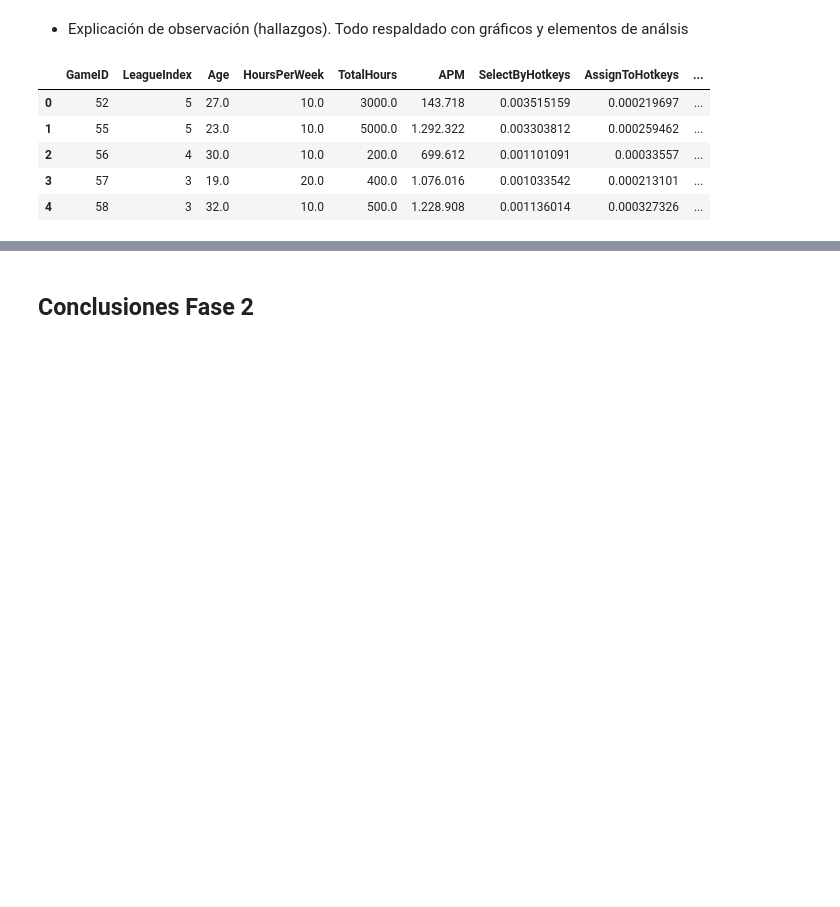
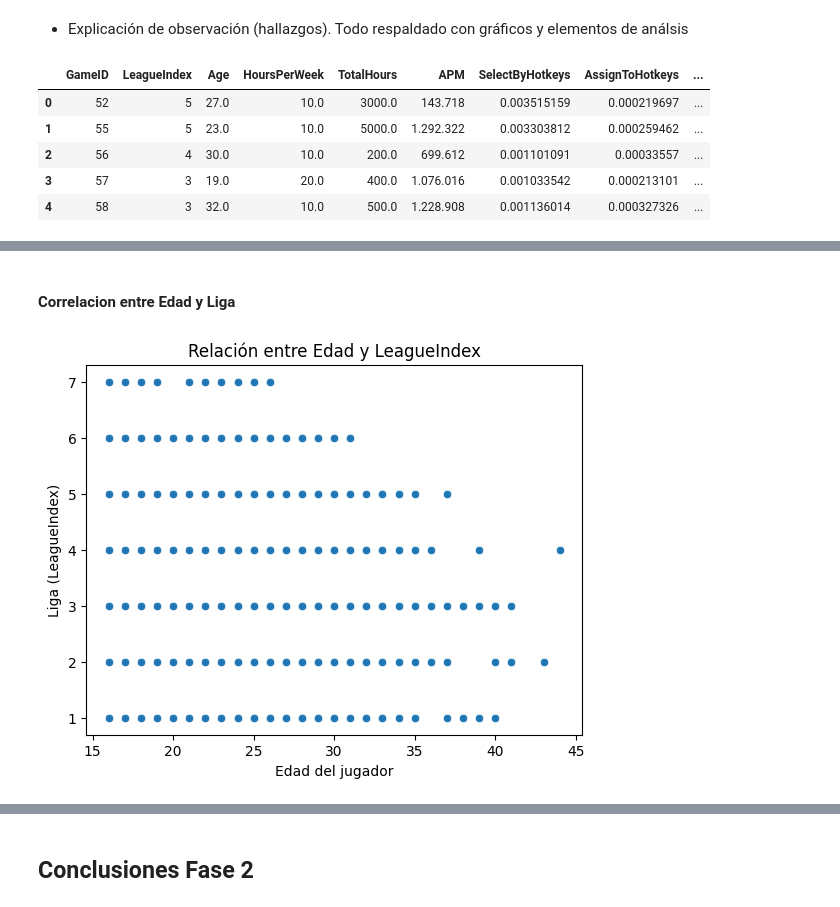
Before and after one commit to NicolasCeronM/Mineria-de-datos, a Jupyter notebook: Plantilla_Metodología_CRISP_en_Notebook.ipynb, the cells around one changed output, grey strips where cells are left out. Cells and saved outputs as stored; diff of their text form; code cells hidden in the pictures; blank space fills up the shorter version.

```diff
--- a/Plantilla_Metodología_CRISP_en_Notebook.ipynb
+++ b/Plantilla_Metodología_CRISP_en_Notebook.ipynb
@@ -58,0 +129,10 @@ df.head()
+# %% [markdown]
+#### Correlacion entre Edad y Liga
+# %%
+sns.scatterplot(x="Age", y="LeagueIndex", data=df)
+plt.title("Relación entre Edad y LeagueIndex")
+plt.xlabel("Edad del jugador")
+plt.ylabel("Liga (LeagueIndex)")
+plt.show()
+# %% [output]
+[figure, added]
```
Also changed, not shown: parts of 15 cells of this notebook, 2 other files.
